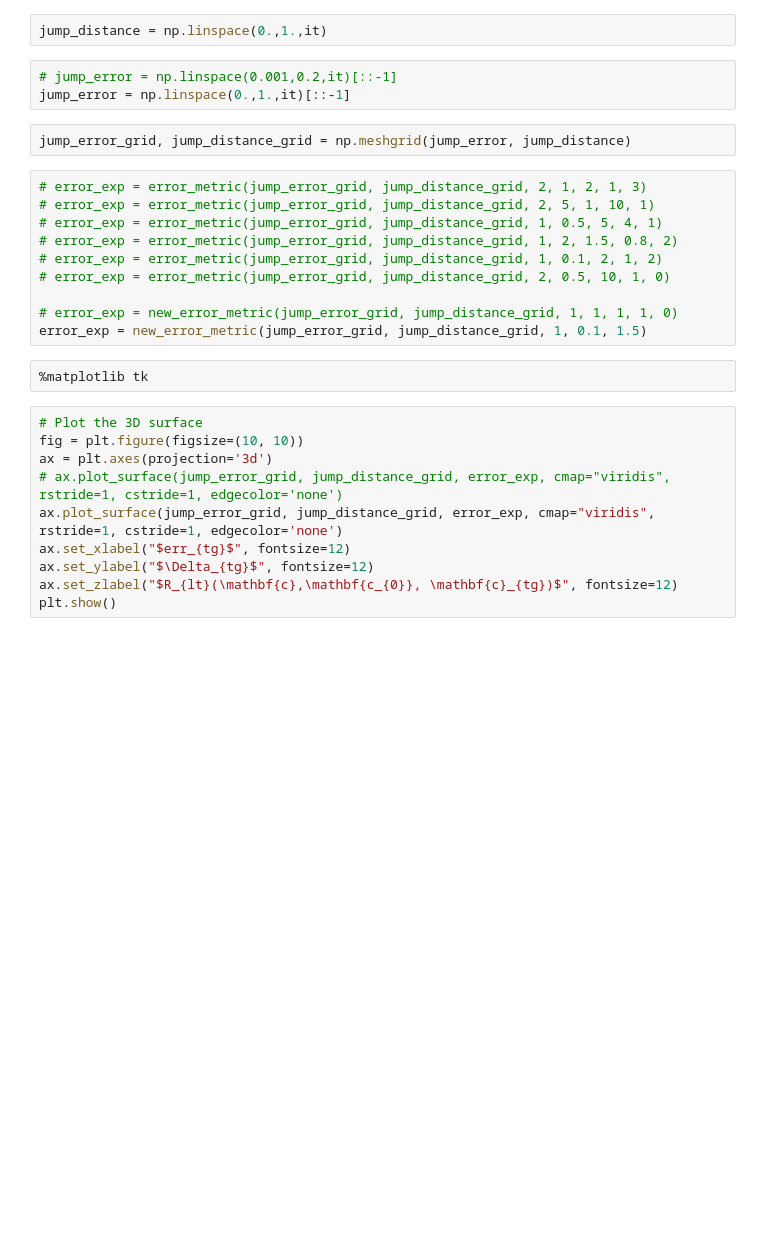
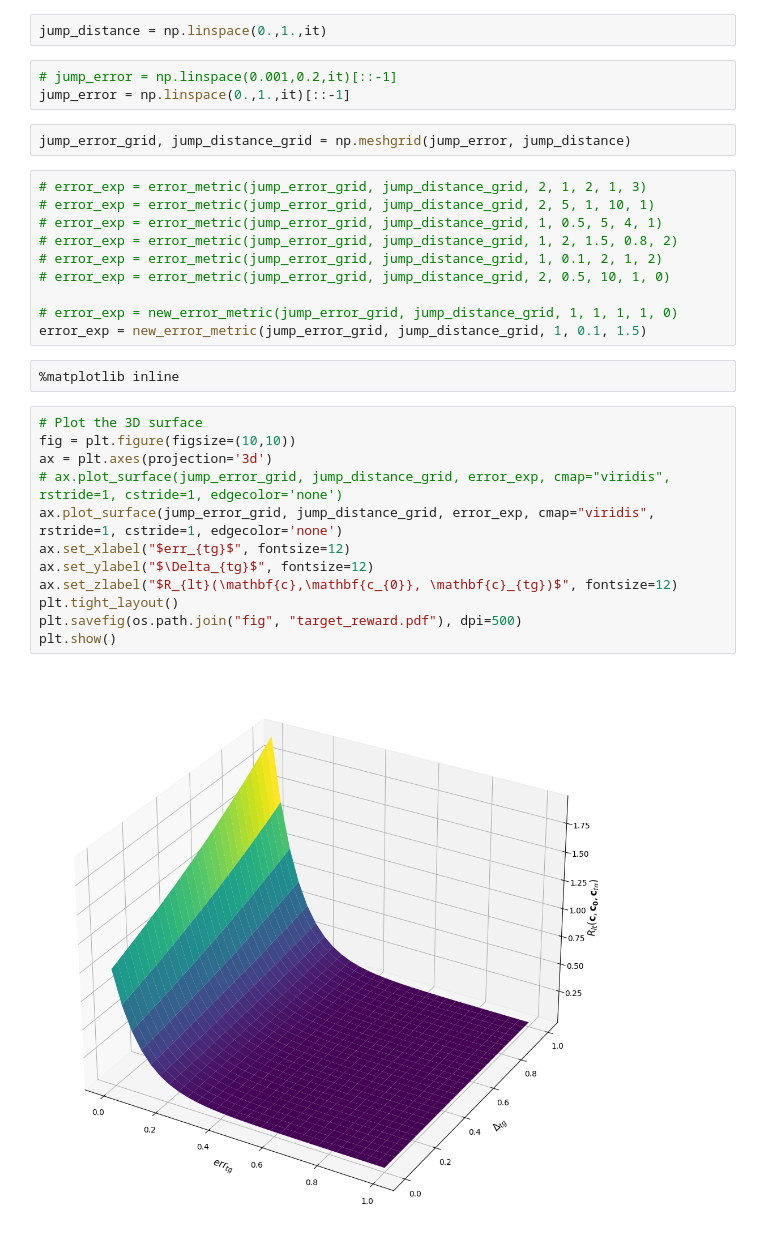
Before and after one commit to mfocchi/guided-rl-jump, a Jupyter notebook: source/standalone/development/notebooks/error_metric.ipynb, the cells around one changed output. Drawn from its saved outputs; the diff is of its cells as text; blank space fills up the shorter version.

Commit message:
added the new error metric and plot

```diff
--- a/source/standalone/development/notebooks/error_metric.ipynb
+++ b/source/standalone/development/notebooks/error_metric.ipynb
@@ -32,14 +33,18 @@ jump_error_grid, jump_distance_grid = np.meshgrid(jump_error, jump_distance)
 # error_exp = new_error_metric(jump_error_grid, jump_distance_grid, 1, 1, 1, 1, 0)
 error_exp = new_error_metric(jump_error_grid, jump_distance_grid, 1, 0.1, 1.5)
 # %%
-%matplotlib tk
+%matplotlib inline
 # %%
 # Plot the 3D surface
-fig = plt.figure(figsize=(10, 10))
+fig = plt.figure(figsize=(10,10))
 ax = plt.axes(projection='3d')
 # ax.plot_surface(jump_error_grid, jump_distance_grid, error_exp, cmap="viridis", rstride=1, cstride=1, edgecolor='none')
 ax.plot_surface(jump_error_grid, jump_distance_grid, error_exp, cmap="viridis", rstride=1, cstride=1, edgecolor='none')
 ax.set_xlabel("$err_{tg}$", fontsize=12)
 ax.set_ylabel("$\Delta_{tg}$", fontsize=12)
 ax.set_zlabel("$R_{lt}(\mathbf{c},\mathbf{c_{0}}, \mathbf{c}_{tg})$", fontsize=12)
+plt.tight_layout()
+plt.savefig(os.path.join("fig", "target_reward.pdf"), dpi=500)
 plt.show()
+# %% [output]
+[figure, added]
```
Also changed, not shown: parts of 1 cell of this notebook, 1 other file.
